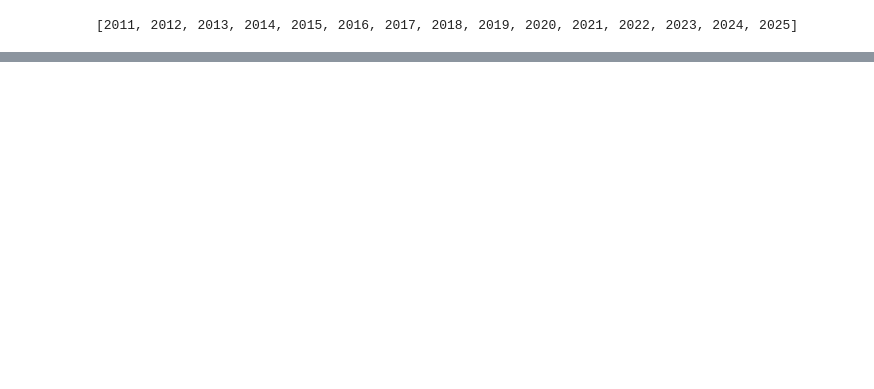
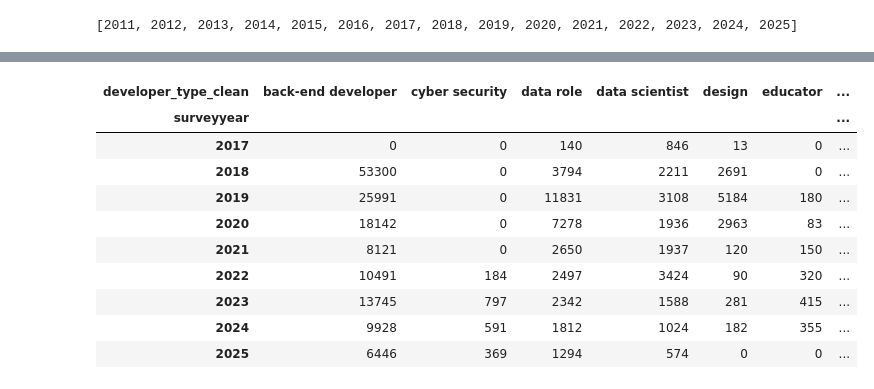
Before and after one commit to chloepar/Slack_Overflow_Survey_Exploration_DSBA6211, a Jupyter notebook: 6211_Final_Project - Data Analysis.ipynb, the cells around one changed output, grey strips where cells are left out. Drawn from its saved outputs; the diff is of its cells as text; code cells hidden in the pictures; blank space fills up the shorter version.

Commit message:
update data processing

```diff
--- a/6211_Final_Project - Data Analysis.ipynb
+++ b/6211_Final_Project - Data Analysis.ipynb
@@ -133,0 +182,21 @@ plt.show()
+# %%
+# extract surveyyear and country and make a counts matrix
+cols = ['surveyyear', 'developer_type_clean']
+df_dev = combined_consolidated_df[cols].copy()
+
+# Create matrix: rows = surveyyear, cols = country, values = counts
+matrix_df_dev = pd.crosstab(df_dev['surveyyear'], df_dev['developer_type_clean']).sort_index()
+# display and optionally save
+display(matrix_df_dev)
+# %% [output]
+| developer_type_clean | back-end developer | cyber security | data role | data scientist | design | educator | ... |
+| surveyyear |  |  |  |  |  |  | ... |
+| 2017 | 0 | 0 | 140 | 846 | 13 | 0 | ... |
+| 2018 | 53300 | 0 | 3794 | 2211 | 2691 | 0 | ... |
+| 2019 | 25991 | 0 | 11831 | 3108 | 5184 | 180 | ... |
+| 2020 | 18142 | 0 | 7278 | 1936 | 2963 | 83 | ... |
+| 2021 | 8121 | 0 | 2650 | 1937 | 120 | 150 | ... |
+| 2022 | 10491 | 184 | 2497 | 3424 | 90 | 320 | ... |
+| 2023 | 13745 | 797 | 2342 | 1588 | 281 | 415 | ... |
+| 2024 | 9928 | 591 | 1812 | 1024 | 182 | 355 | ... |
+| 2025 | 6446 | 369 | 1294 | 574 | 0 | 0 | ... |
```
Also changed, not shown: parts of 10 cells of this notebook.
